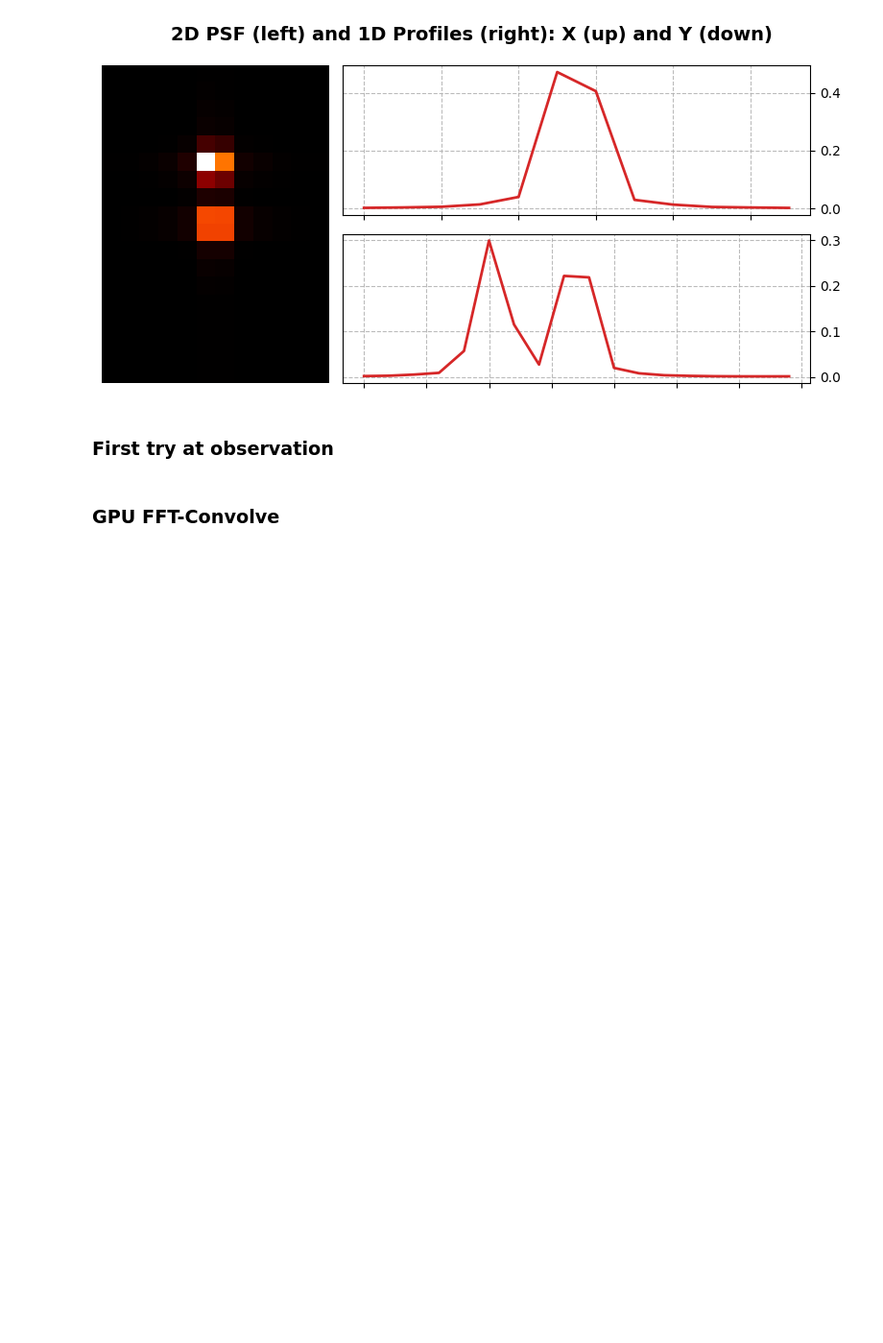
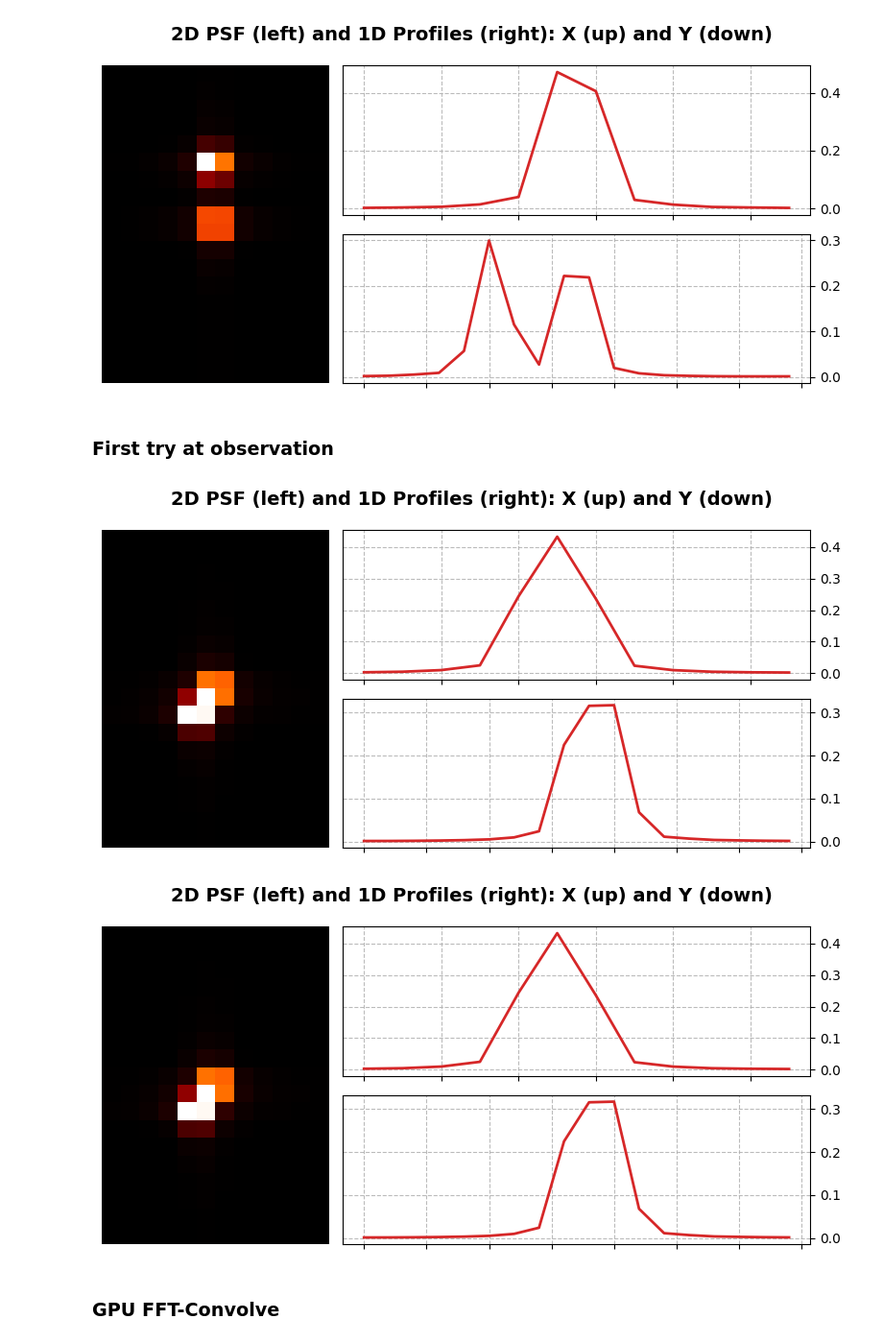
Before and after one commit to pietroferraiuolo/BINCAT, a Jupyter notebook: 01-psf-simulation.ipynb, the cells around one changed output. Shown: that part at 96% size. Drawn from its saved outputs; the diff is of its cells as text; code cells hidden in the pictures; blank space fills up the shorter version.

```diff
--- a/01-psf-simulation.ipynb
+++ b/01-psf-simulation.ipynb
@@ -121,3 +116,10 @@ psf = bs.observe(ccd)
+# %%
+obs1 = osu.load_fits('data/simulations/observations/20250923_193225/0781.fits', False, False)
+# %%
+ccd.display_psf(obs1)
+# %% [output]
+[figure, added]
+[figure, added]
 # %% [markdown]
 ### GPU FFT-Convolve
 # %%
```
Also changed, not shown: parts of 9 cells of this notebook, 2 other files.
